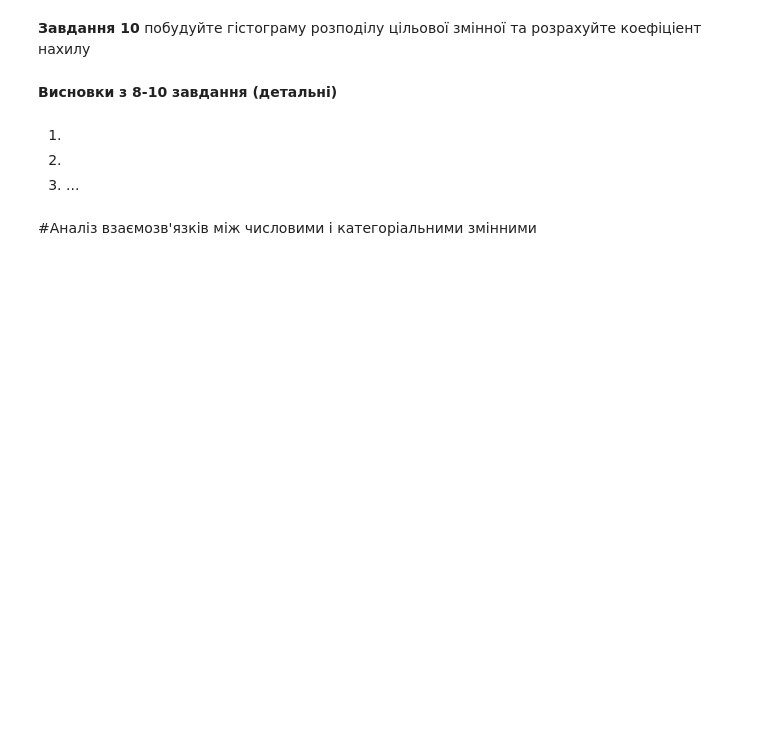
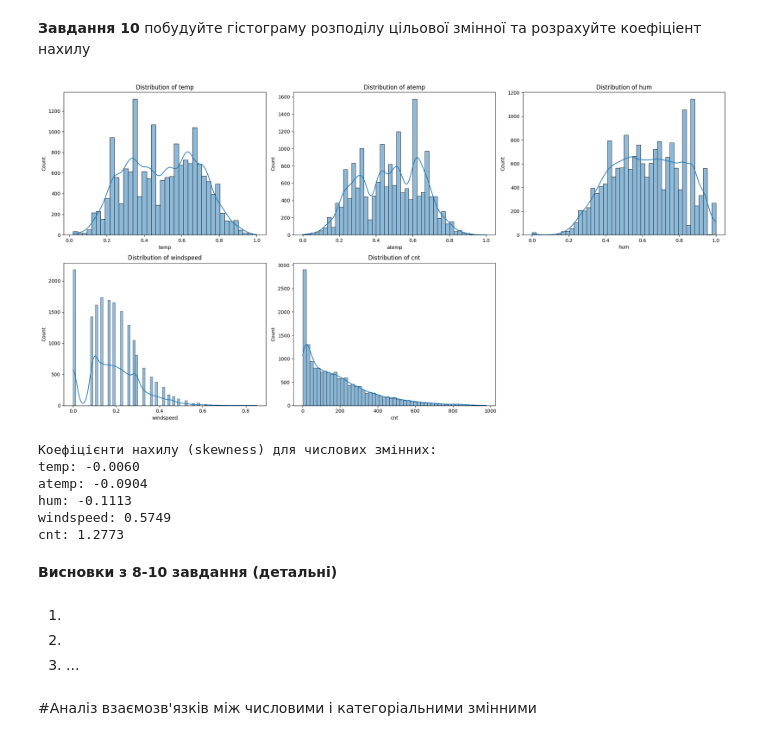
Before and after one commit to VladyslavFiniahin/Rep-AI, a Jupyter notebook: Task4_Regression_basicAI.ipynb, the cells around one changed output. Saved outputs shown, nothing was run; the diff lists cells and outputs as text; code cells hidden in the pictures; blank space fills up the shorter version.

```diff
--- a/Task4_Regression_basicAI.ipynb
+++ b/Task4_Regression_basicAI.ipynb
@@ -130,3 +293,37 @@ fig, ax = plt.subplots(2, 2, figsize=(20, 10))
+# %%
+#your code
+
+fig, ax = plt.subplots(2, 3, figsize=(20, 10))
+ax = ax.flatten()
+
+skewness_dict = {}
+
+for idx, column in enumerate(data_numerical.columns):
+    sns.histplot(data=data_numerical, x=column, ax=ax[idx], kde=True)
+    ax[idx].set_title(f'Distribution of {column}')
+    ax[idx].set_xlabel(column)
+    ax[idx].set_ylabel('Count')
+
+    skewness = skew(data_numerical[column].dropna())
+    skewness_dict[column] = skewness
+
+for idx in range(len(data_numerical.columns), len(ax)):
+    ax[idx].axis('off')
+
+plt.tight_layout()
+plt.show()
+
+print("Коефіцієнти нахилу (skewness) для числових змінних:")
+for column, skewness in skewness_dict.items():
+    print(f"{column}: {skewness:.4f}")
+# %% [output]
+[figure, added]
+Коефіцієнти нахилу (skewness) для числових змінних:
+temp: -0.0060
+atemp: -0.0904
+hum: -0.1113
+windspeed: 0.5749
+cnt: 1.2773
 # %% [markdown]
 **Висновки з 8-10 завдання (детальні)**
 # %% [markdown]
```
Also changed, not shown: parts of 34 cells of this notebook.
